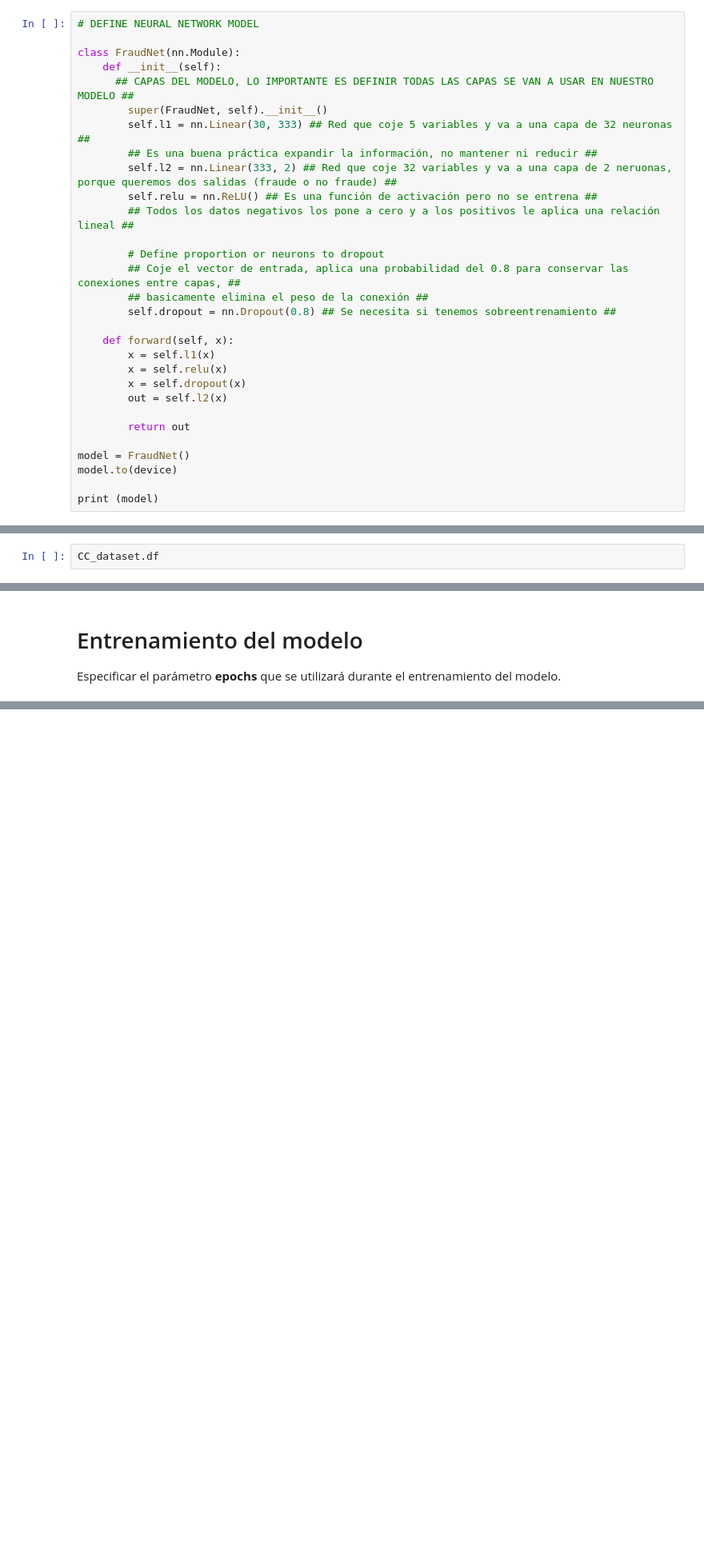
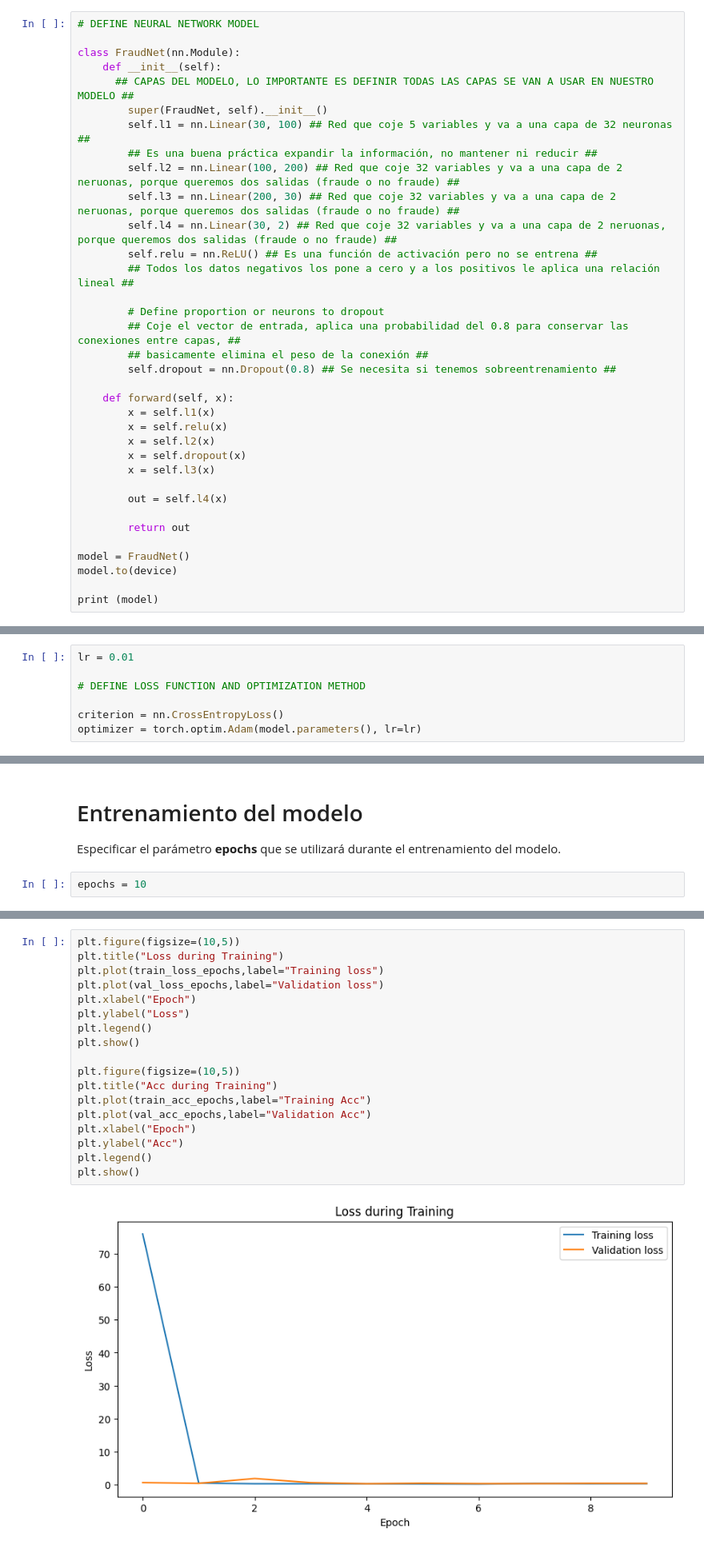
Before and after one commit to Laboratorios-2-MIT-MC/IA-Ciber, a Jupyter notebook: Prácticas/Práctica 1/P1_ENUNCIADO_NOTEBOOK.ipynb, the cells around one changed output, grey strips where cells are left out. Shown: that part at 80% size. Drawn from its saved outputs; the diff is of its cells as text; blank space fills up the shorter version.

Commit message:
added model execution

```diff
--- a/Prácticas/Práctica 1/P1_ENUNCIADO_NOTEBOOK.ipynb
+++ b/Prácticas/Práctica 1/P1_ENUNCIADO_NOTEBOOK.ipynb
@@ -303,9 +303,11 @@ class FraudNet(nn.Module):
     def __init__(self):
       ## CAPAS DEL MODELO, LO IMPORTANTE ES DEFINIR TODAS LAS CAPAS SE VAN A USAR EN NUESTRO MODELO ##
         super(FraudNet, self).__init__()
-        self.l1 = nn.Linear(30, 333) ## Red que coje 5 variables y va a una capa de 32 neuronas ##
+        self.l1 = nn.Linear(30, 100) ## Red que coje 5 variables y va a una capa de 32 neuronas ##
         ## Es una buena práctica expandir la información, no mantener ni reducir ##
-        self.l2 = nn.Linear(333, 2) ## Red que coje 32 variables y va a una capa de 2 neruonas, porque queremos dos salidas (fraude o no fraude) ##
+        self.l2 = nn.Linear(100, 200) ## Red que coje 32 variables y va a una capa de 2 neruonas, porque queremos dos salidas (fraude o no fraude) ##
+        self.l3 = nn.Linear(200, 30) ## Red que coje 32 variables y va a una capa de 2 neruonas, porque queremos dos salidas (fraude o no fraude) ##
+        self.l4 = nn.Linear(30, 2) ## Red que coje 32 variables y va a una capa de 2 neruonas, porque queremos dos salidas (fraude o no fraude) ##
         self.relu = nn.ReLU() ## Es una función de activación pero no se entrena ##
         ## Todos los datos negativos los pone a cero y a los positivos le aplica una relación lineal ##
 
@@ -317,8 +319,11 @@ class FraudNet(nn.Module):
     def forward(self, x):
         x = self.l1(x)
         x = self.relu(x)
+        x = self.l2(x)
         x = self.dropout(x)
-        out = self.l2(x)
+        x = self.l3(x)
+
+        out = self.l4(x)
 
         return out
 
@@ -338,4 +345,9 @@ FraudNet(
 
 Especificar el parámetro **lr** (learning rate) que se empleará durante el entrenamiento del modelo.
 # %%
-CC_dataset.df
+lr = 0.01
+
+# DEFINE LOSS FUNCTION AND OPTIMIZATION METHOD
+
+criterion = nn.CrossEntropyLoss()
+optimizer = torch.optim.Adam(model.parameters(), lr=lr)
@@ -412,6 +410,8 @@ def eval_model(model, val_loader, criterion):
 # Entrenamiento del modelo
 
 Especificar el parámetro **epochs** que se utilizará durante el entrenamiento del modelo.
+# %%
+epochs = 10
 # %%
 train_loss_epochs = []
 val_loss_epochs = []
@@ -431,3 +442,23 @@ for epoch in range(epochs):
 # Mostrar la evolución del error y del accuracy durante el entrenamiento del modelo
 
 Para mostrar el error y accuracy del dataset de train y de val, haga uso de las listas creadas durante el entrenamiento del modelo (ver celda anterior).
+# %%
+plt.figure(figsize=(10,5))
+plt.title("Loss during Training")
+plt.plot(train_loss_epochs,label="Training loss")
+plt.plot(val_loss_epochs,label="Validation loss")
+plt.xlabel("Epoch")
+plt.ylabel("Loss")
+plt.legend()
+plt.show()
+
+plt.figure(figsize=(10,5))
+plt.title("Acc during Training")
+plt.plot(train_acc_epochs,label="Training Acc")
+plt.plot(val_acc_epochs,label="Validation Acc")
+plt.xlabel("Epoch")
+plt.ylabel("Acc")
+plt.legend()
+plt.show()
+# %% [output]
+[figure, added]
```
Also changed, not shown: parts of 6 cells of this notebook.
